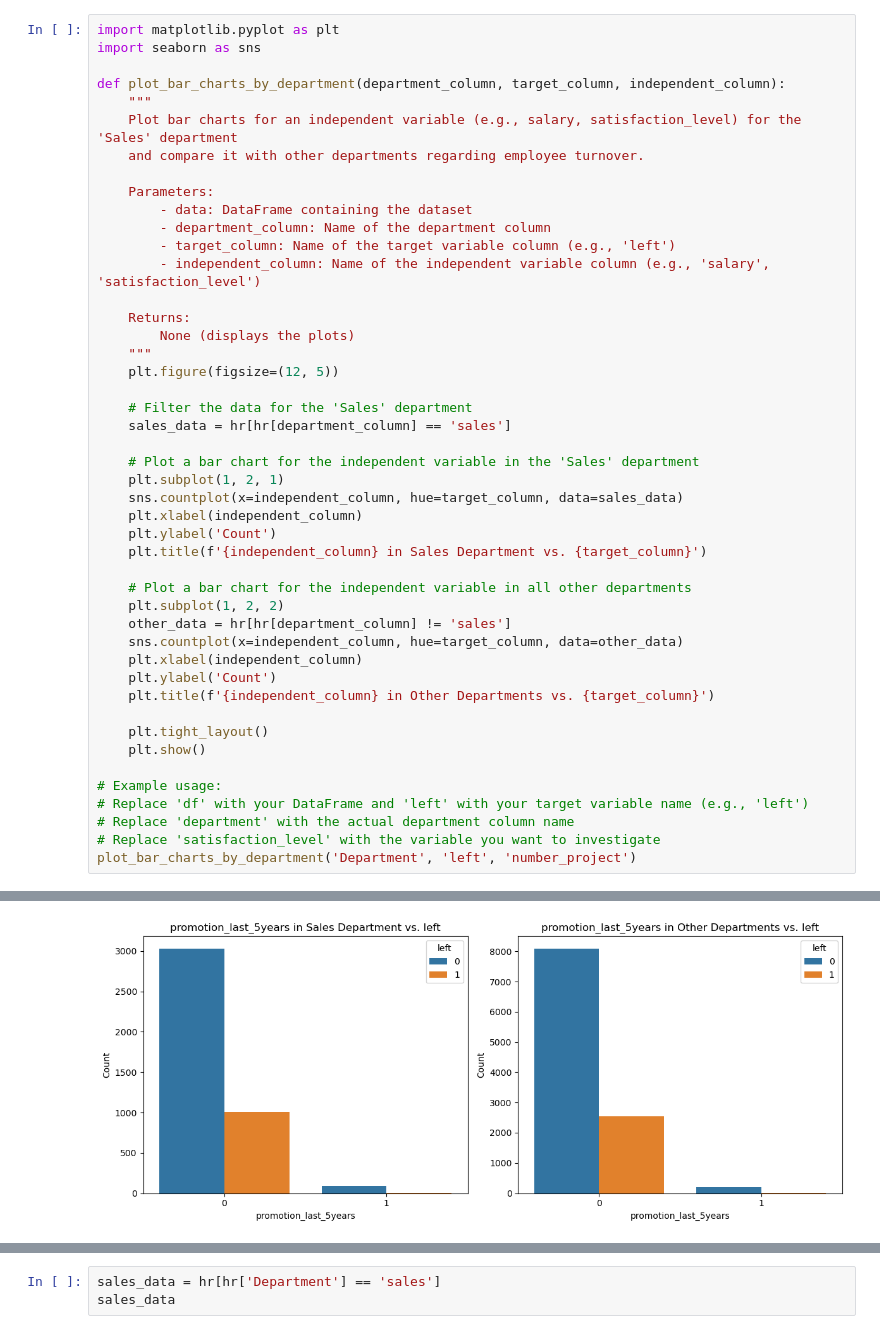
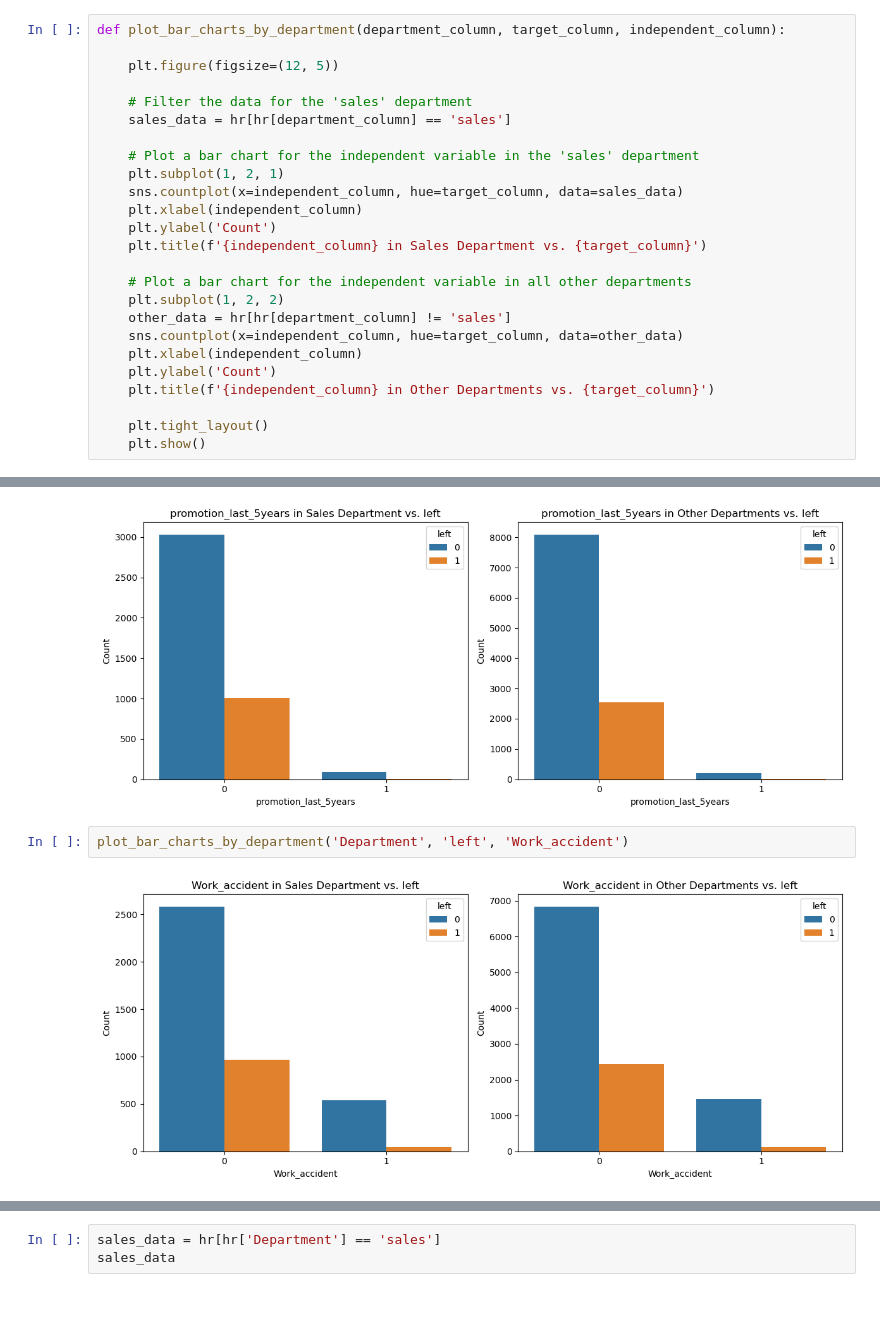
Before and after one commit to Emilly-Njue/HR-ANALYTICS, a Jupyter notebook: hr_analytics.ipynb, the cells around one changed output, grey strips where cells are left out. Saved outputs shown, nothing was run; the diff lists cells and outputs as text; blank space fills up the shorter version.

Commit message:
number_project

```diff
--- a/hr_analytics.ipynb
+++ b/hr_analytics.ipynb
@@ -153,27 +153,12 @@ plot_bar_charts('Department', 'left')
 # %%
-import matplotlib.pyplot as plt
-import seaborn as sns
+def plot_bar_charts_by_department(department_column, target_column, independent_column):
 
-def plot_bar_charts_by_department(department_column, target_column, independent_column):
-    """
-    Plot bar charts for an independent variable (e.g., salary, satisfaction_level) for the 'Sales' department
-    and compare it with other departments regarding employee turnover.
-
-    Parameters:
-        - data: DataFrame containing the dataset
-        - department_column: Name of the department column
-        - target_column: Name of the target variable column (e.g., 'left')
-        - independent_column: Name of the independent variable column (e.g., 'salary', 'satisfaction_level')
-
-    Returns:
-        None (displays the plots)
-    """
     plt.figure(figsize=(12, 5))
 
-    # Filter the data for the 'Sales' department
+    # Filter the data for the 'sales' department
     sales_data = hr[hr[department_column] == 'sales']
 
-    # Plot a bar chart for the independent variable in the 'Sales' department
+    # Plot a bar chart for the independent variable in the 'sales' department
     plt.subplot(1, 2, 1)
     sns.countplot(x=independent_column, hue=target_column, data=sales_data)
     plt.xlabel(independent_column)
@@ -190,9 +175,3 @@ def plot_bar_charts_by_department(department_column, target_column, independent_
 
     plt.tight_layout()
     plt.show()
-
-# Example usage:
-# Replace 'df' with your DataFrame and 'left' with your target variable name (e.g., 'left')
-# Replace 'department' with the actual department column name
-# Replace 'satisfaction_level' with the variable you want to investigate
-plot_bar_charts_by_department('Department', 'left', 'number_project')
@@ -206,3 +191,7 @@ plot_bar_charts_by_department('Department', 'left', 'time_spend_company')
 plot_bar_charts_by_department('Department', 'left', 'promotion_last_5years')
 # %% [output]
 [figure]
+# %%
+plot_bar_charts_by_department('Department', 'left', 'Work_accident')
+# %% [output]
+[figure, added]
```
Also changed, not shown: parts of 6 cells of this notebook.
